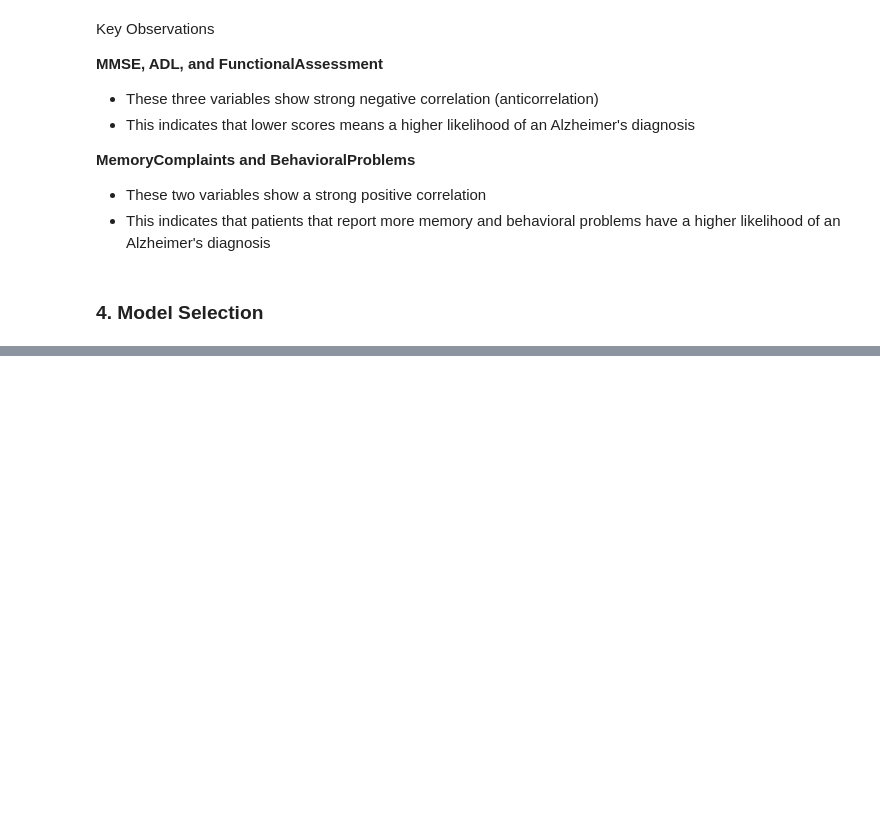
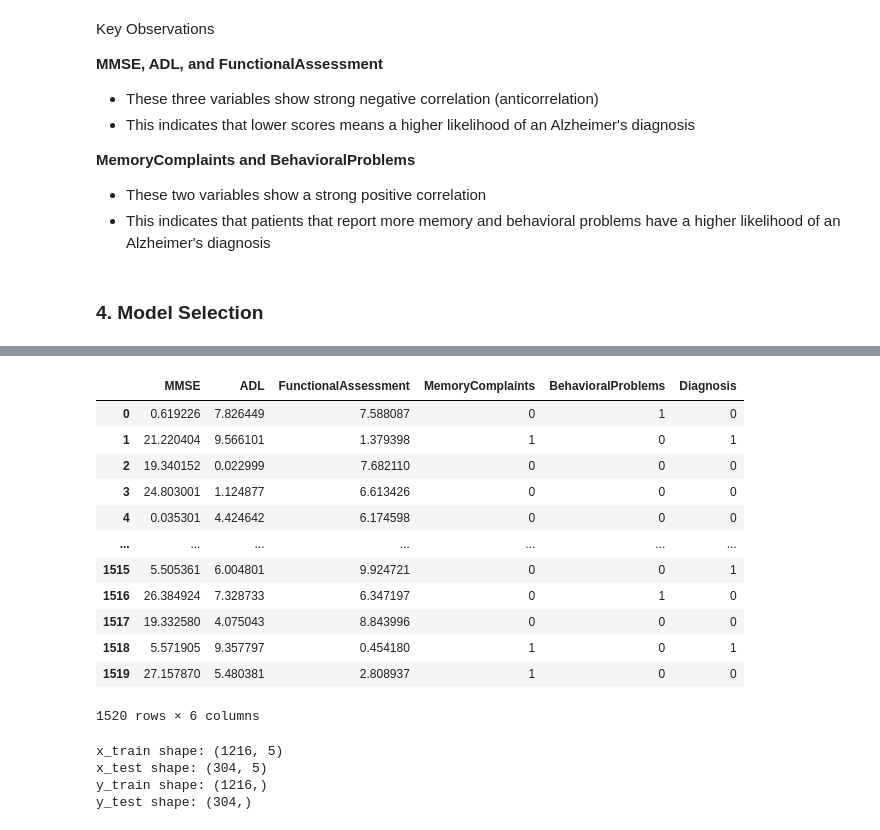
Before and after one commit to sakshirgangurde/MM0001-Operation-Mind-Shield, a Jupyter notebook: submissions/olivia-hinson/olivia_operation_mind_shield.ipynb, the cells around one changed output, grey strips where cells are left out. Saved outputs shown, nothing was run; the diff lists cells and outputs as text; code cells hidden in the pictures; blank space fills up the shorter version.

```diff
--- a/submissions/olivia-hinson/olivia_operation_mind_shield.ipynb
+++ b/submissions/olivia-hinson/olivia_operation_mind_shield.ipynb
@@ -534,0 +558,47 @@ Key Observations
+# %%
+# Add highly correlated features into a new dataframe
+df_features = pd.DataFrame(data=df_ds[['MMSE', 'ADL', 'FunctionalAssessment', 'MemoryComplaints', 'BehavioralProblems', 'Diagnosis']])
+df_features
+# %% [output]
+|  | MMSE | ADL | FunctionalAssessment | MemoryComplaints | BehavioralProblems | Diagnosis |
+| 0 | 0.619226 | 7.826449 | 7.588087 | 0 | 1 | 0 |
+| 1 | 21.220404 | 9.566101 | 1.379398 | 1 | 0 | 1 |
+| 2 | 19.340152 | 0.022999 | 7.682110 | 0 | 0 | 0 |
+| 3 | 24.803001 | 1.124877 | 6.613426 | 0 | 0 | 0 |
+| 4 | 0.035301 | 4.424642 | 6.174598 | 0 | 0 | 0 |
+| ... | ... | ... | ... | ... | ... | ... |
+| 1515 | 5.505361 | 6.004801 | 9.924721 | 0 | 0 | 1 |
+| 1516 | 26.384924 | 7.328733 | 6.347197 | 0 | 1 | 0 |
+| 1517 | 19.332580 | 4.075043 | 8.843996 | 0 | 0 | 0 |
+| 1518 | 5.571905 | 9.357797 | 0.454180 | 1 | 0 | 1 |
+| 1519 | 27.157870 | 5.480381 | 2.808937 | 1 | 0 | 0 |
+1520 rows × 6 columns
+# %%
+# Define numerical features
+numerical_features = ['MMSE', 'ADL', 'FunctionalAssessment', 'MemoryComplaints', 'BehavioralProblems']
+
+# Define the preprocessing steps
+preprocessor = ColumnTransformer(
+    transformers=[
+        ('num', StandardScaler(), numerical_features)
+    ])
+
+# Redefine X (features) and y (target) variables
+X = df_features[['MMSE', 'ADL', 'FunctionalAssessment', 'MemoryComplaints', 'BehavioralProblems']]
+y = df_features['Diagnosis']
+
+# Apply the preprocessing pipeline to X
+x_preprocessed = preprocessor.fit_transform(X)
+
+# Split the data into training and testing sets
+X_train, X_test, y_train, y_test = train_test_split(x_preprocessed, y, test_size=0.2, random_state=42)
+
+print(f"x_train shape: {X_train.shape}")
+print(f"x_test shape: {X_test.shape}")
+print(f"y_train shape: {y_train.shape}")
+print(f"y_test shape: {y_test.shape}")
+# %% [output]
+x_train shape: (1216, 5)
+x_test shape: (304, 5)
+y_train shape: (1216,)
+y_test shape: (304,)
```
Also changed, not shown: parts of 26 cells of this notebook, 1 other file.
